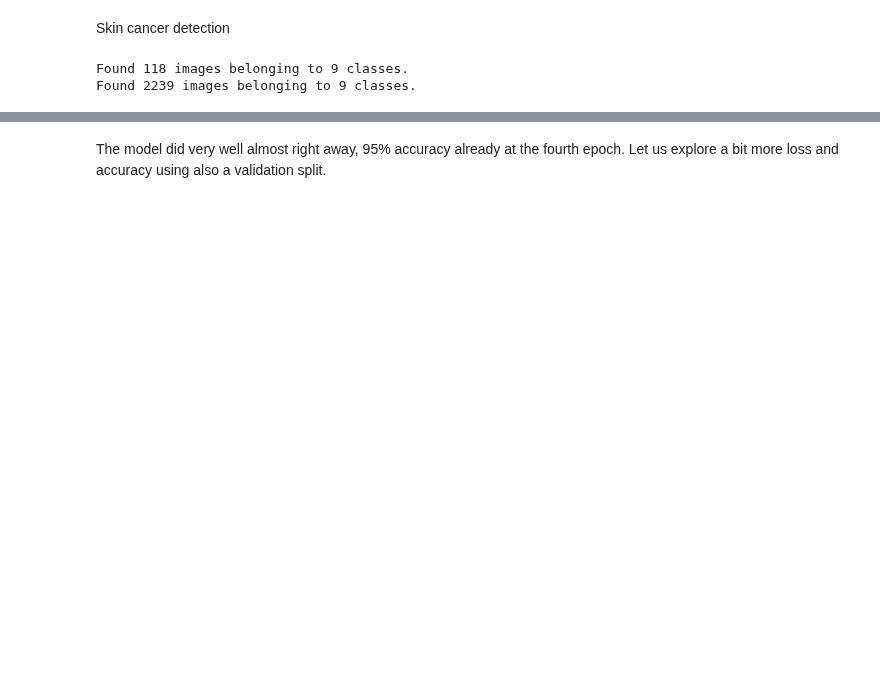
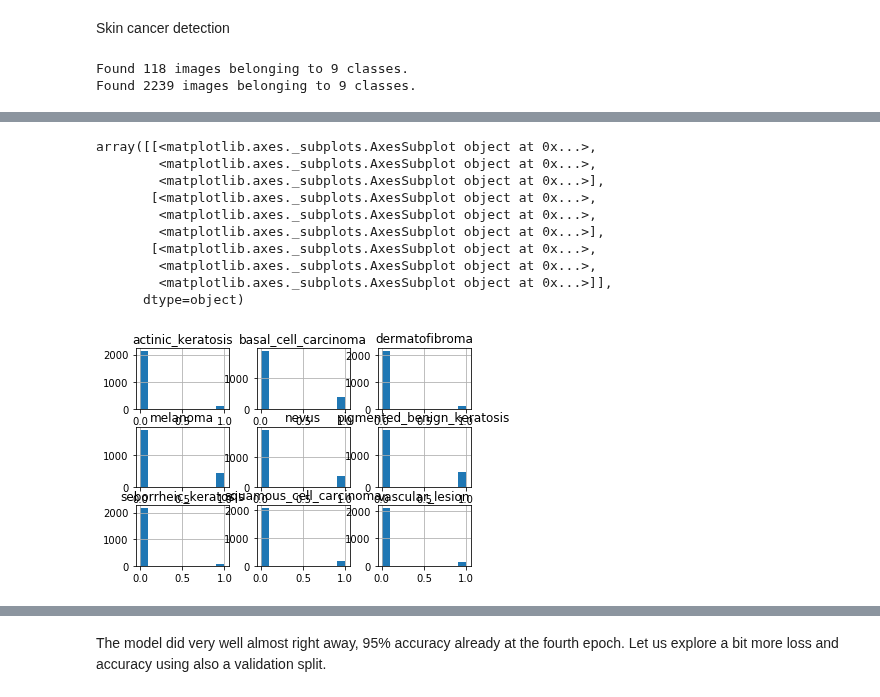
Before and after one commit to MNLKuzmin/SkinCancerDetection, a Jupyter notebook: SkinCancerDetection.ipynb, the cells around one changed output, grey strips where cells are left out. Saved outputs shown, nothing was run; the diff lists cells and outputs as text; code cells hidden in the pictures; blank space fills up the shorter version.

```diff
--- a/SkinCancerDetection.ipynb
+++ b/SkinCancerDetection.ipynb
@@ -84,3 +123,17 @@ dataframe
+# %%
+dataframe.hist()
+# %% [output]
+array([[<matplotlib.axes._subplots.AxesSubplot object at 0x...>,
+        <matplotlib.axes._subplots.AxesSubplot object at 0x...>,
+        <matplotlib.axes._subplots.AxesSubplot object at 0x...>],
+       [<matplotlib.axes._subplots.AxesSubplot object at 0x...>,
+        <matplotlib.axes._subplots.AxesSubplot object at 0x...>,
+        <matplotlib.axes._subplots.AxesSubplot object at 0x...>],
+       [<matplotlib.axes._subplots.AxesSubplot object at 0x...>,
+        <matplotlib.axes._subplots.AxesSubplot object at 0x...>,
+        <matplotlib.axes._subplots.AxesSubplot object at 0x...>]],
+      dtype=object)
+[figure, added]
 # %%
 sums=dataframe.sum(axis=0)
 # %%
```
Also changed, not shown: parts of 117 cells of this notebook.
